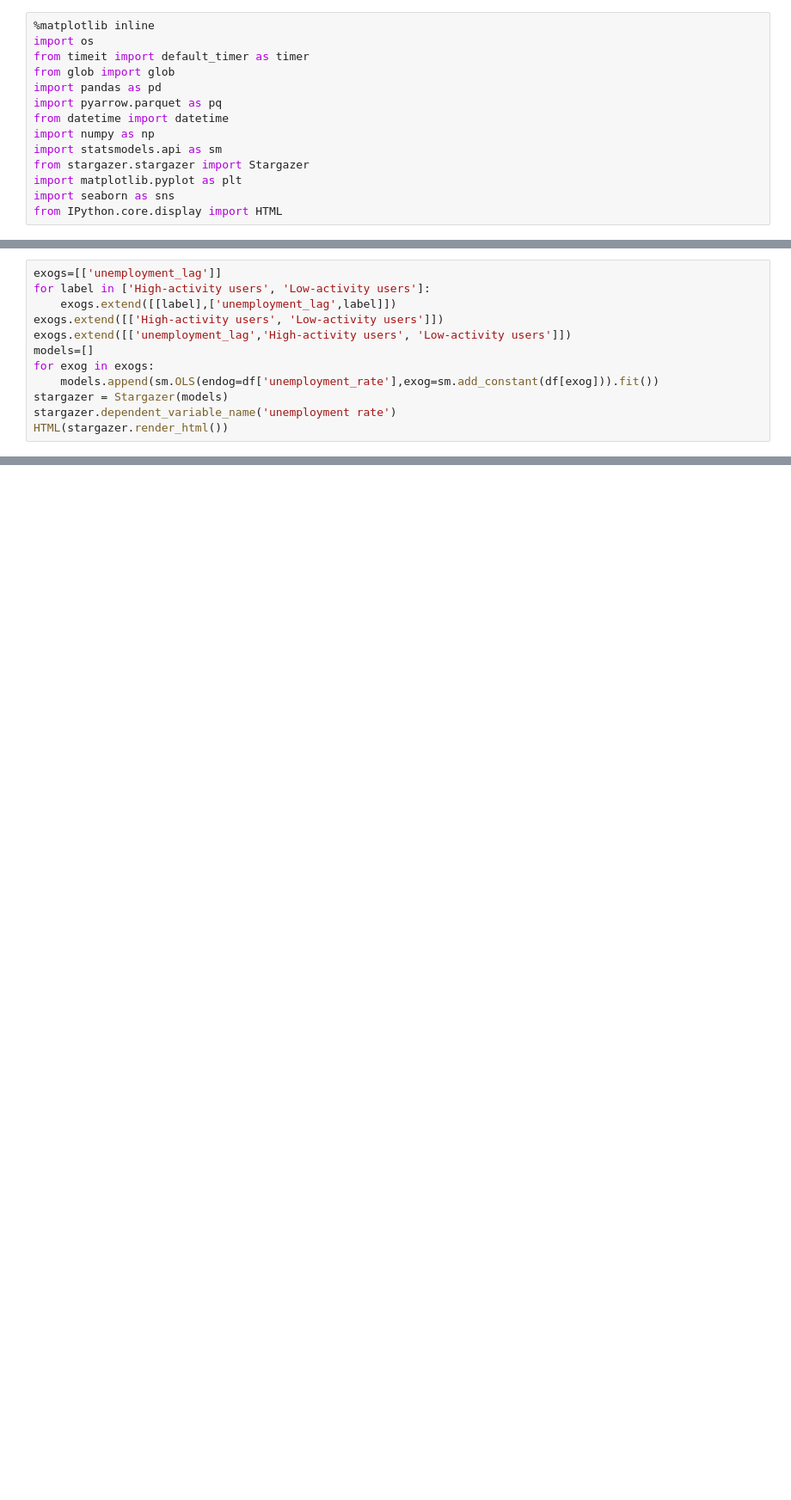
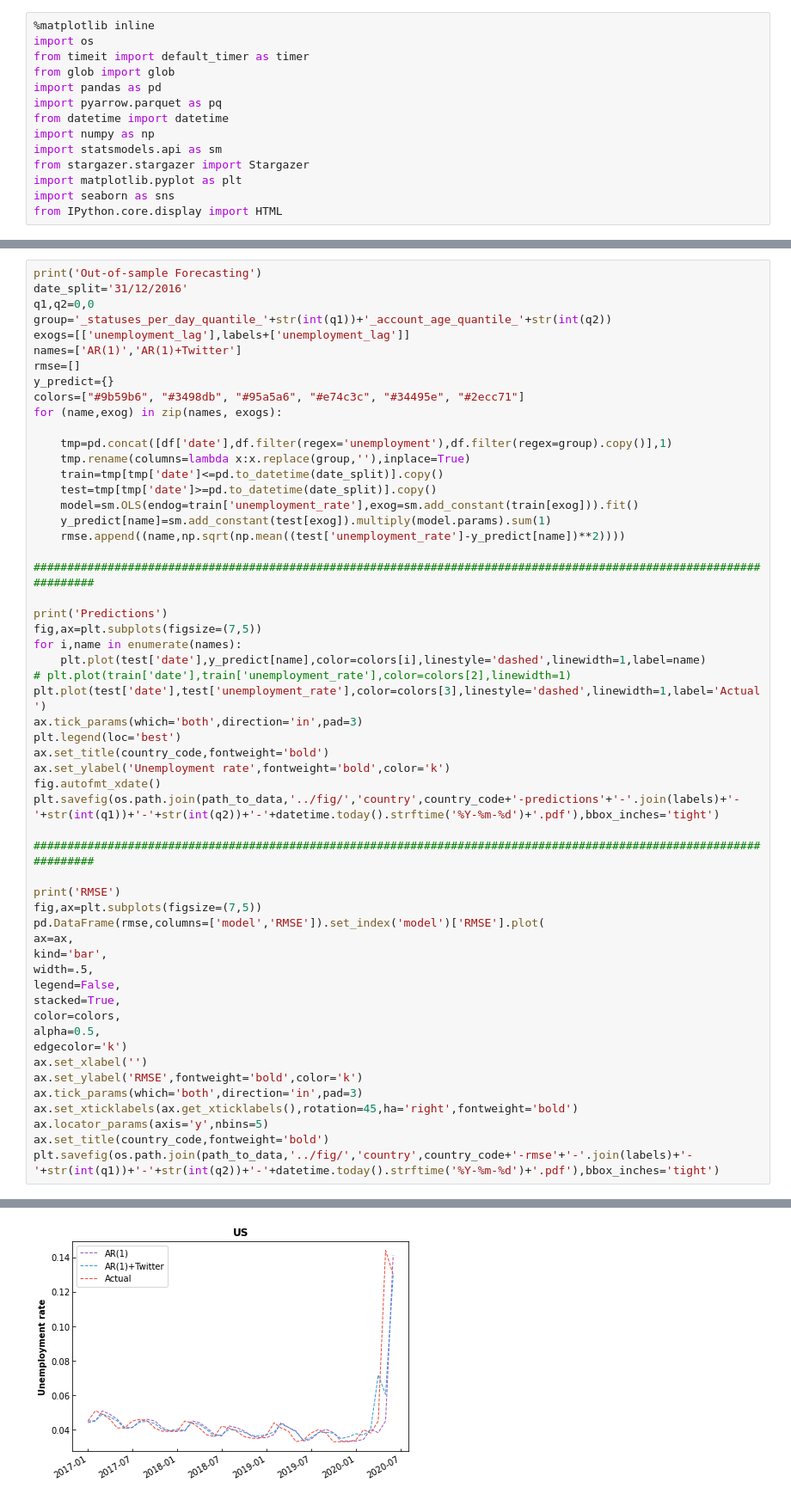
Before and after one commit to spfraib/twitter, a Jupyter notebook: 6-keywords/6.6-get-labor-market-predictions-country-level.ipynb, the cells around one changed output, grey strips where cells are left out. Shown: that part at 86% size. Drawn from its saved outputs; the diff is of its cells as text; blank space fills up the shorter version.

```diff
--- a/6-keywords/6.6-get-labor-market-predictions-country-level.ipynb
+++ b/6-keywords/6.6-get-labor-market-predictions-country-level.ipynb
@@ -281,12 +149,0 @@ for i,feature in enumerate(['Low-activity users','High-activity users']):
-# %%
-exogs=[['unemployment_lag']]
-for label in ['High-activity users', 'Low-activity users']:
-    exogs.extend([[label],['unemployment_lag',label]])
-exogs.extend([['High-activity users', 'Low-activity users']])
-exogs.extend([['unemployment_lag','High-activity users', 'Low-activity users']])
-models=[]
-for exog in exogs:
-    models.append(sm.OLS(endog=df['unemployment_rate'],exog=sm.add_constant(df[exog])).fit())
-stargazer = Stargazer(models)
-stargazer.dependent_variable_name('unemployment rate')
-HTML(stargazer.render_html())
@@ -341,0 +150,56 @@ for p in ax.patches:
+# %%
+print('Out-of-sample Forecasting')
+date_split='31/12/2016'
+q1,q2=0,0
+group='_statuses_per_day_quantile_'+str(int(q1))+'_account_age_quantile_'+str(int(q2))
+exogs=[['unemployment_lag'],labels+['unemployment_lag']]
+names=['AR(1)','AR(1)+Twitter']
+rmse=[]
+y_predict={}
+colors=["#9b59b6", "#3498db", "#95a5a6", "#e74c3c", "#34495e", "#2ecc71"]
+for (name,exog) in zip(names, exogs):
+
+    tmp=pd.concat([df['date'],df.filter(regex='unemployment'),df.filter(regex=group).copy()],1)
+    tmp.rename(columns=lambda x:x.replace(group,''),inplace=True)
+    train=tmp[tmp['date']<=pd.to_datetime(date_split)].copy()
+    test=tmp[tmp['date']>=pd.to_datetime(date_split)].copy()
+    model=sm.OLS(endog=train['unemployment_rate'],exog=sm.add_constant(train[exog])).fit()
+    y_predict[name]=sm.add_constant(test[exog]).multiply(model.params).sum(1)
+    rmse.append((name,np.sqrt(np.mean((test['unemployment_rate']-y_predict[name])**2))))
+
+#####################################################################################################################
+
+print('Predictions')
+fig,ax=plt.subplots(figsize=(7,5))
+for i,name in enumerate(names):
+    plt.plot(test['date'],y_predict[name],color=colors[i],linestyle='dashed',linewidth=1,label=name)
+# plt.plot(train['date'],train['unemployment_rate'],color=colors[2],linewidth=1)
+plt.plot(test['date'],test['unemployment_rate'],color=colors[3],linestyle='dashed',linewidth=1,label='Actual')
+ax.tick_params(which='both',direction='in',pad=3)
+plt.legend(loc='best')
+ax.set_title(country_code,fontweight='bold')
+ax.set_ylabel('Unemployment rate',fontweight='bold',color='k')
+fig.autofmt_xdate()
+plt.savefig(os.path.join(path_to_data,'../fig/','country',country_code+'-predictions'+'-'.join(labels)+'-'+str(int(q1))+'-'+str(int(q2))+'-'+datetime.today().strftime('%Y-%m-%d')+'.pdf'),bbox_inches='tight')
+
+#####################################################################################################################
+
+print('RMSE')
+fig,ax=plt.subplots(figsize=(7,5))
+pd.DataFrame(rmse,columns=['model','RMSE']).set_index('model')['RMSE'].plot(
+ax=ax,
+kind='bar',
+width=.5,
+legend=False,
+stacked=True,
+color=colors,
+alpha=0.5,
+edgecolor='k')
+ax.set_xlabel('')
+ax.set_ylabel('RMSE',fontweight='bold',color='k')
+ax.tick_params(which='both',direction='in',pad=3)
+ax.set_xticklabels(ax.get_xticklabels(),rotation=45,ha='right',fontweight='bold')
+ax.locator_params(axis='y',nbins=5)
+ax.set_title(country_code,fontweight='bold')
+plt.savefig(os.path.join(path_to_data,'../fig/','country',country_code+'-rmse'+'-'.join(labels)+'-'+str(int(q1))+'-'+str(int(q2))+'-'+datetime.today().strftime('%Y-%m-%d')+'.pdf'),bbox_inches='tight')
+# %% [output]
@@ -341,0 +209 @@ for p in ax.patches:
+[figure, added]
```
Also changed, not shown: parts of 21 cells of this notebook, 5 other files.
